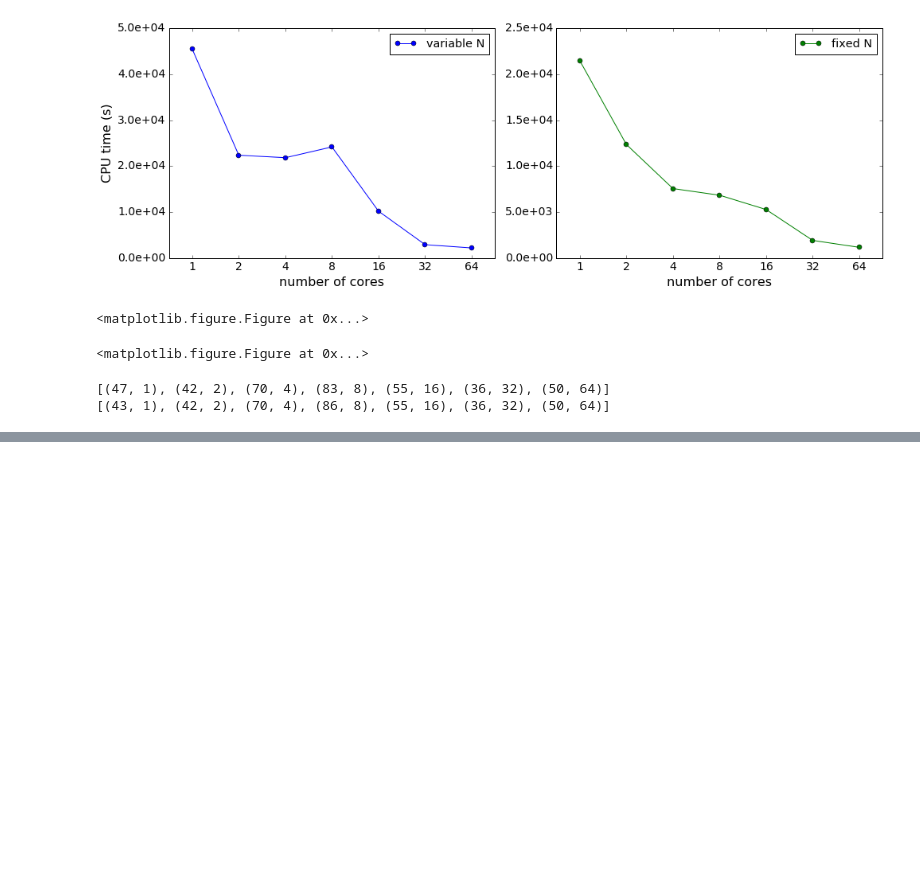
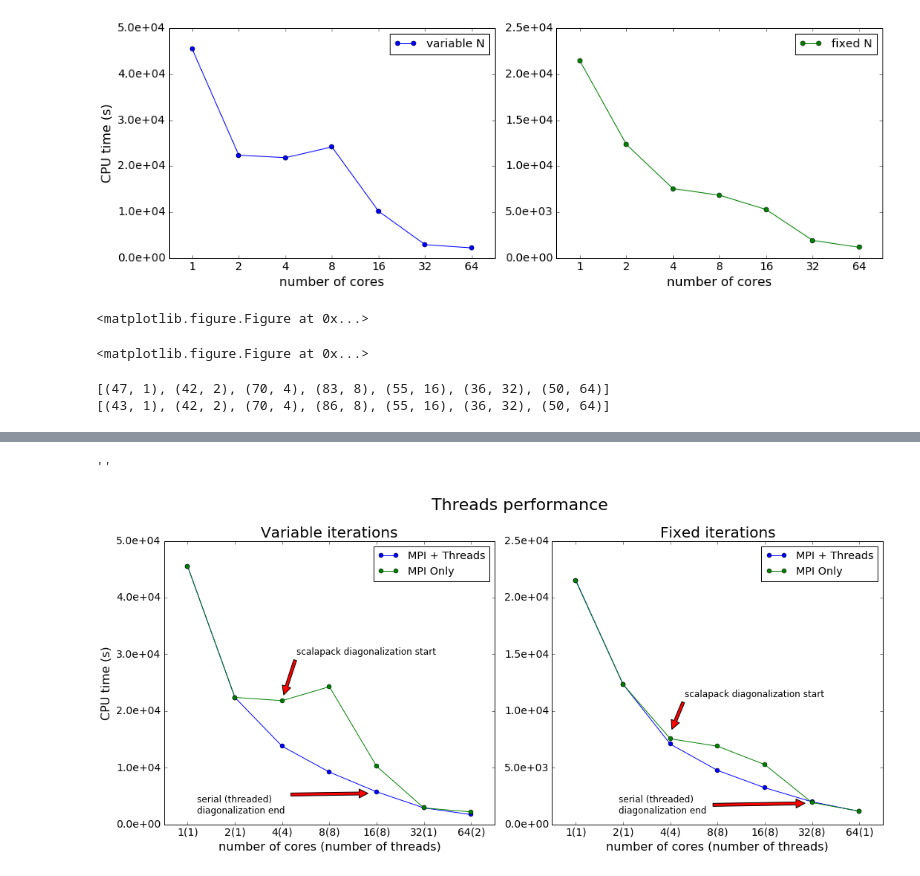
Before and after one commit to gioruffa/qetools, a Jupyter notebook: plotter.ipynb, the cells around one changed output, grey strips where cells are left out. Drawn from its saved outputs; the diff is of its cells as text; code cells hidden in the pictures; blank space fills up the shorter version.

```diff
--- a/plotter.ipynb
+++ b/plotter.ipynb
@@ -1842,0 +1858,78 @@ fig.savefig('/tmp/A_threads.pdf')
+# %%
+#
+# TESI
+#
+
+#fig = plt.figure(figsize=(10,6))
+#ax2 = plt.subplot(111)
+
+fig,axes = plt.subplots(1,2)
+fig.set_size_inches(15,6.5)
+ax2=axes[0]
+
+tio_MP_GoodRun.plotFunction(yformatter='seconds',legend=False,metric="wallTime",functions=['PWSCF'], labels=['MPI + Threads'],figure=fig,axes=ax2)
+tioSgi.plotFunction(legend=False,metric="wallTime",functions=['PWSCF'], labels=['MPI Only'],
+                    figure=fig,axes=ax2,
+                   yformatter = 'seconds')
+
+asd =  map(lambda x : (x.header['diagAlgo'] ,x.header['totCores'],
+                       int(x.header['threadsPerMPI']) if x.header['threadsPerMPI'] != 0 else 1  ),tio_MP_GoodRun.runs)
+#xticklabels = [ "C:%s T:%s A:%s"%(x[1],x[2],x[0][0:2]) for x in asd]
+xticklabels = [ "%s(%s)"%(x[1],x[2]) for x in asd]
+#print lol
+#print ax2.get_xticklabels()
+ax2.set_xticklabels(xticklabels,rotation='horizontal',ha='center')
+ax2.set_ylabel('CPU time (s)')
+
+ax2 = axes[1]
+tio_MP_GoodRun_Rescaled.rescale(min_iters=20).plotFunction(legend=False,metric="wallTime",functions=['PWSCF'],
+                                                           labels=['MPI + Threads'],
+                                                           figure=fig,axes=ax2,
+                                                           yformatter = 'seconds'
+                                                          )
+tioSgiF.plotFunction(legend=False,metric="wallTime",functions=['PWSCF'], labels=['MPI Only'],
+                     figure=fig,axes=ax2,
+                     yformatter = 'seconds'
+                    )
+
+asd =  map(lambda x : (x.header['diagAlgo'] ,x.header['totCores'],
+                       int(x.header['threadsPerMPI']) if x.header['threadsPerMPI'] != 0 else 1  ),tio_MP_GoodRun_Rescaled.runs)
+#xticklabels = [ "C:%s T:%s A:%s"%(x[1],x[2],x[0][0:2]) for x in asd]
+xticklabels = [ "%s(%s)"%(x[1],x[2]) for x in asd]
+ax2.set_xticklabels(xticklabels)
+ax2.set_ylabel('')
+
+axes[0].set_title('Variable iterations')
+axes[1].set_title('Fixed iterations')
+
+axes[0].legend(loc='upper right')
+axes[1].legend(loc='upper right')
+
+axes[0].set_xlabel("number of cores (number of threads)")
+axes[1].set_xlabel("number of cores (number of threads)")
+
+
+axes[0].annotate('scalapack diagonalization start', xy=(0.36, 0.45), xytext=(0.4, 0.6),xycoords='axes fraction',
+            arrowprops=dict(facecolor='red', shrink=0.05))
+
+axes[0].annotate('serial (threaded)\ndiagonalization end', xy=(0.63, 0.11), xytext=(0.1, 0.04),xycoords='axes fraction',
+            arrowprops=dict(facecolor='red', shrink=0.05))
+
+
+
+
+axes[1].annotate('scalapack diagonalization start', xy=(0.36, 0.33), xytext=(0.4, 0.45),xycoords='axes fraction',
+            arrowprops=dict(facecolor='red', shrink=0.05))
+
+axes[1].annotate('serial (threaded)\ndiagonalization end', xy=(0.78, 0.075), xytext=(0.2, 0.04),xycoords='axes fraction',
+            arrowprops=dict(facecolor='red', shrink=0.05))
+
+fig.suptitle("Threads performance",y=1.05,x=0.535)
+
+fig.tight_layout()
+fig.savefig('/tmp/threads_overall.pdf',bbox_inches='tight')
+
+;
+# %% [output]
+''
+[figure, added]
```
Also changed, not shown: parts of 6 cells of this notebook.
